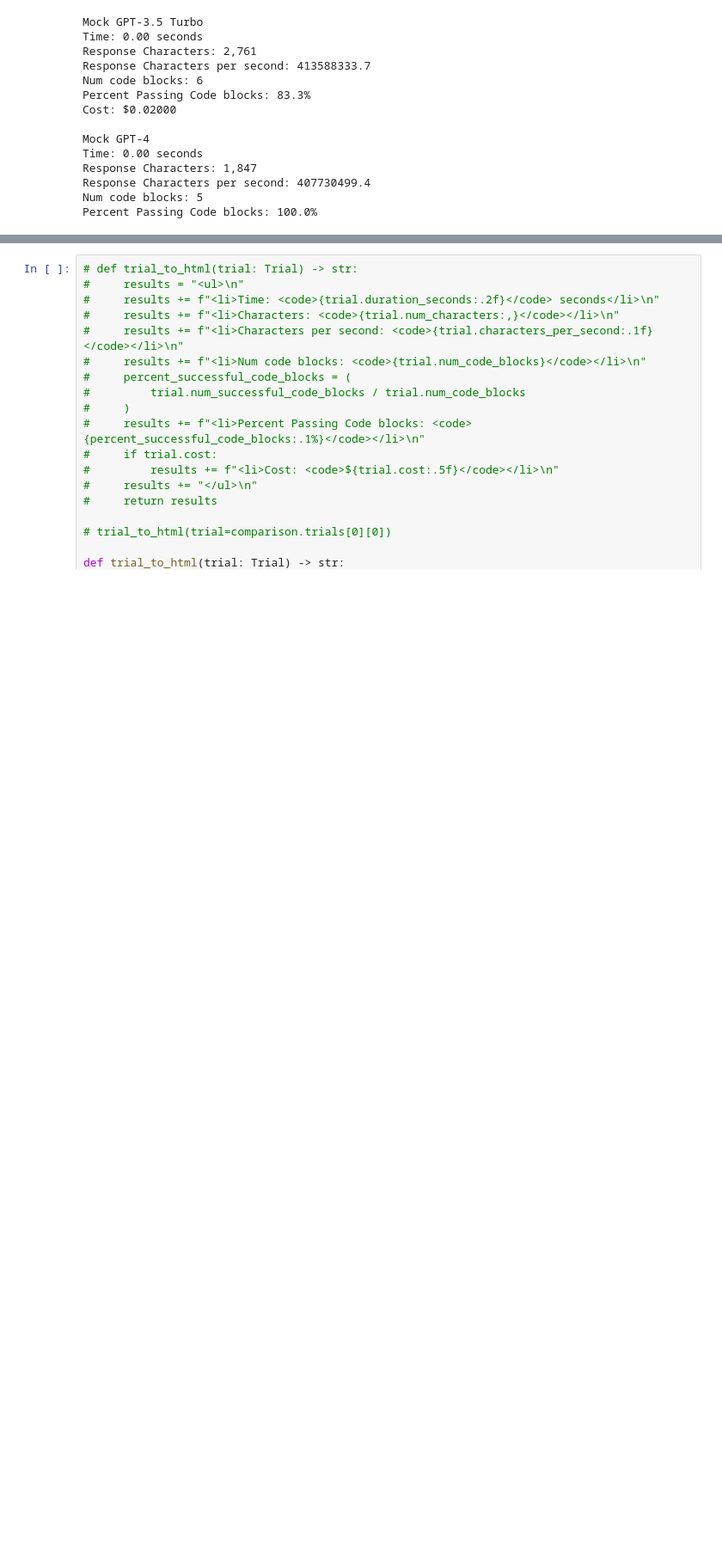
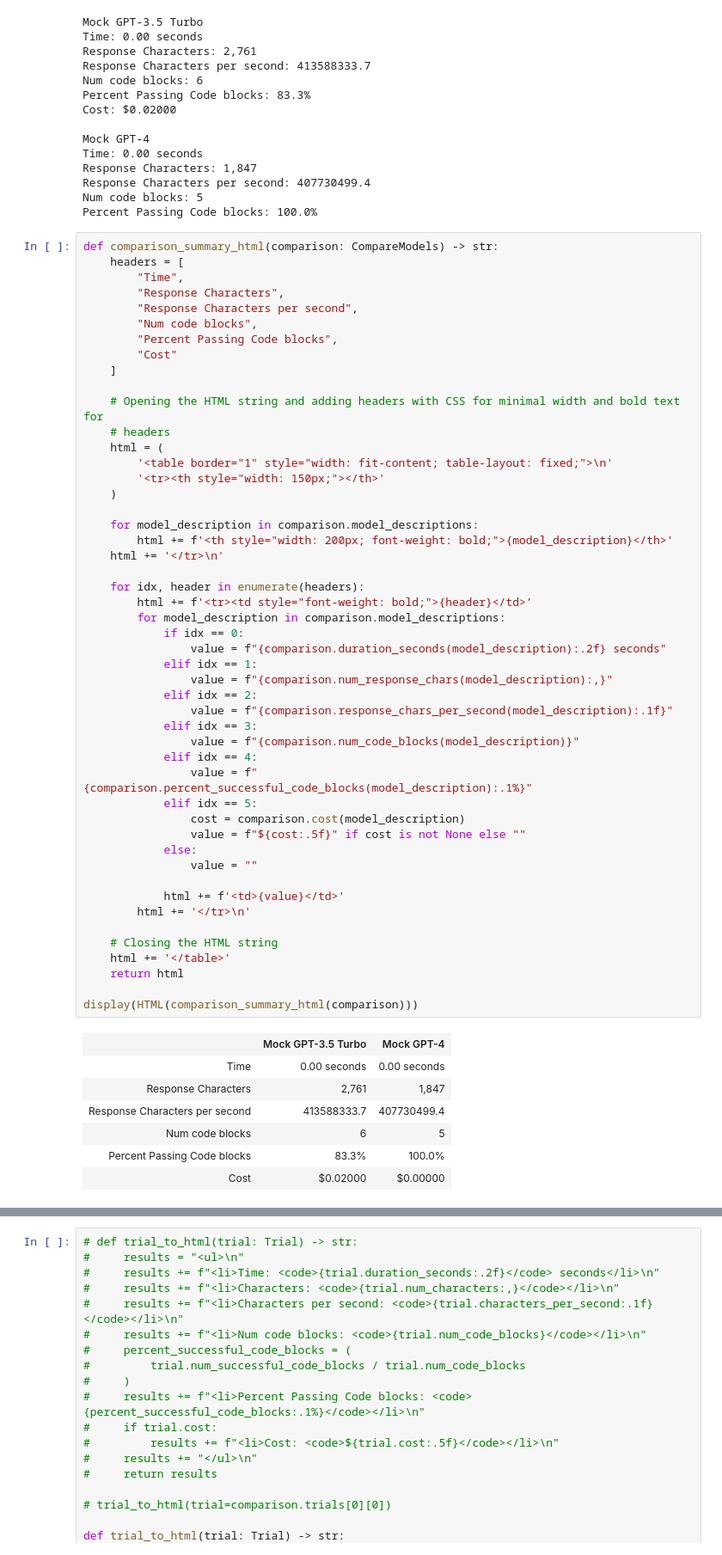
Before and after one commit to shane-kercheval/llm-workflow, a Jupyter notebook: examples/compare.ipynb, the cells around one changed output, grey strips where cells are left out. Shown at 86% size. Saved outputs shown, nothing was run; the diff lists cells and outputs as text; blank space fills up the shorter version.

```diff
--- a/examples/compare.ipynb
+++ b/examples/compare.ipynb
@@ -440,3 +440,60 @@ Response Characters: 1,847
 Response Characters per second: 407730499.4
 Num code blocks: 5
 Percent Passing Code blocks: 100.0%
+# %%
+def comparison_summary_html(comparison: CompareModels) -> str:
+    headers = [
+        "Time",
+        "Response Characters",
+        "Response Characters per second",
+        "Num code blocks",
+        "Percent Passing Code blocks",
+        "Cost"
+    ]
+
+    # Opening the HTML string and adding headers with CSS for minimal width and bold text for
+    # headers
+    html = (
+        '<table border="1" style="width: fit-content; table-layout: fixed;">\n'
+        '<tr><th style="width: 150px;"></th>'
+    )
+
+    for model_description in comparison.model_descriptions:
+        html += f'<th style="width: 200px; font-weight: bold;">{model_description}</th>'
+    html += '</tr>\n'
+
+    for idx, header in enumerate(headers):
+        html += f'<tr><td style="font-weight: bold;">{header}</td>'
+        for model_description in comparison.model_descriptions:
+            if idx == 0:
+                value = f"{comparison.duration_seconds(model_description):.2f} seconds"
+            elif idx == 1:
+                value = f"{comparison.num_response_chars(model_description):,}"
+            elif idx == 2:
+                value = f"{comparison.response_chars_per_second(model_description):.1f}"
+            elif idx == 3:
+                value = f"{comparison.num_code_blocks(model_description)}"
+            elif idx == 4:
+                value = f"{comparison.percent_successful_code_blocks(model_description):.1%}"
+            elif idx == 5:
+                cost = comparison.cost(model_description)
+                value = f"${cost:.5f}" if cost is not None else ""
+            else:
+                value = ""
+
+            html += f'<td>{value}</td>'
+        html += '</tr>\n'
+
+    # Closing the HTML string
+    html += '</table>'
+    return html
+
+display(HTML(comparison_summary_html(comparison)))
+# %% [output]
+|  | Mock GPT-3.5 Turbo | Mock GPT-4 |
+| Time | 0.00 seconds | 0.00 seconds |
+| Response Characters | 2,761 | 1,847 |
+| Response Characters per second | 413588333.7 | 407730499.4 |
+| Num code blocks | 6 | 5 |
+| Percent Passing Code blocks | 83.3% | 100.0% |
+| Cost | $0.02000 | $0.00000 |
```
Also changed, not shown: parts of 6 cells of this notebook.
